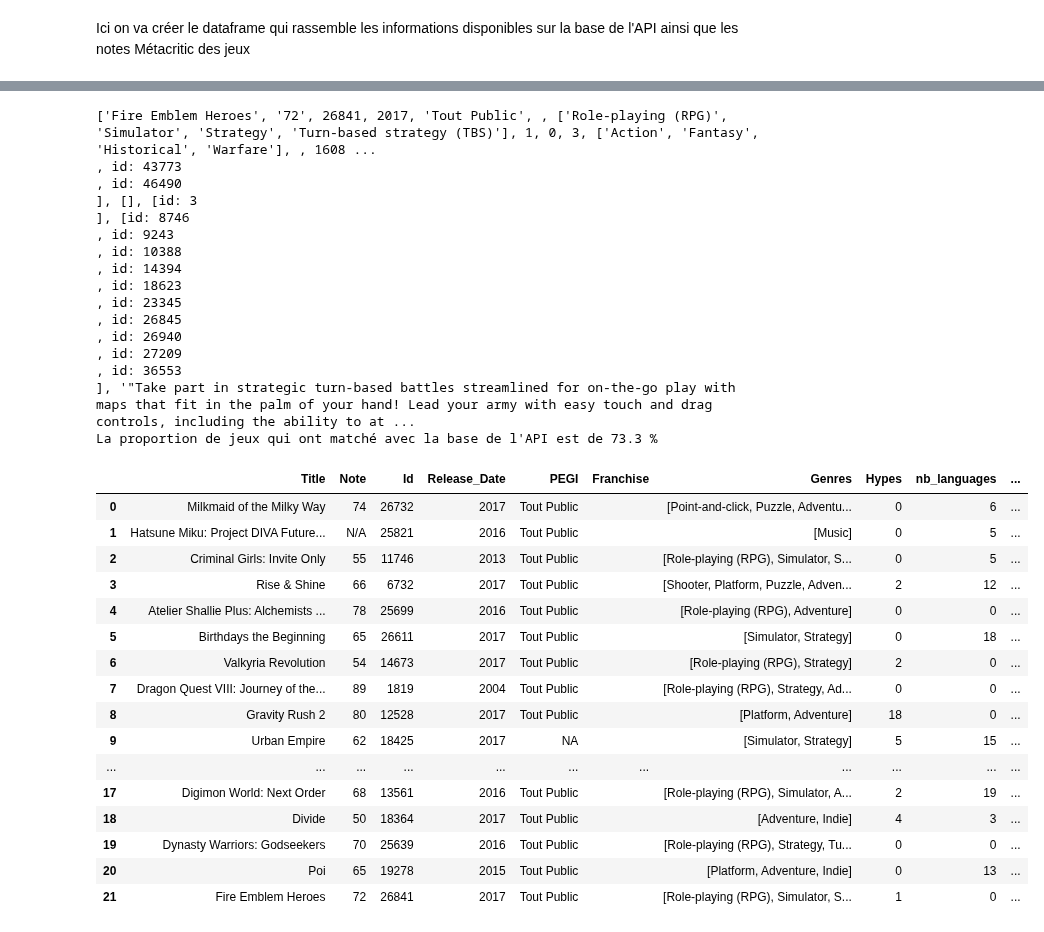
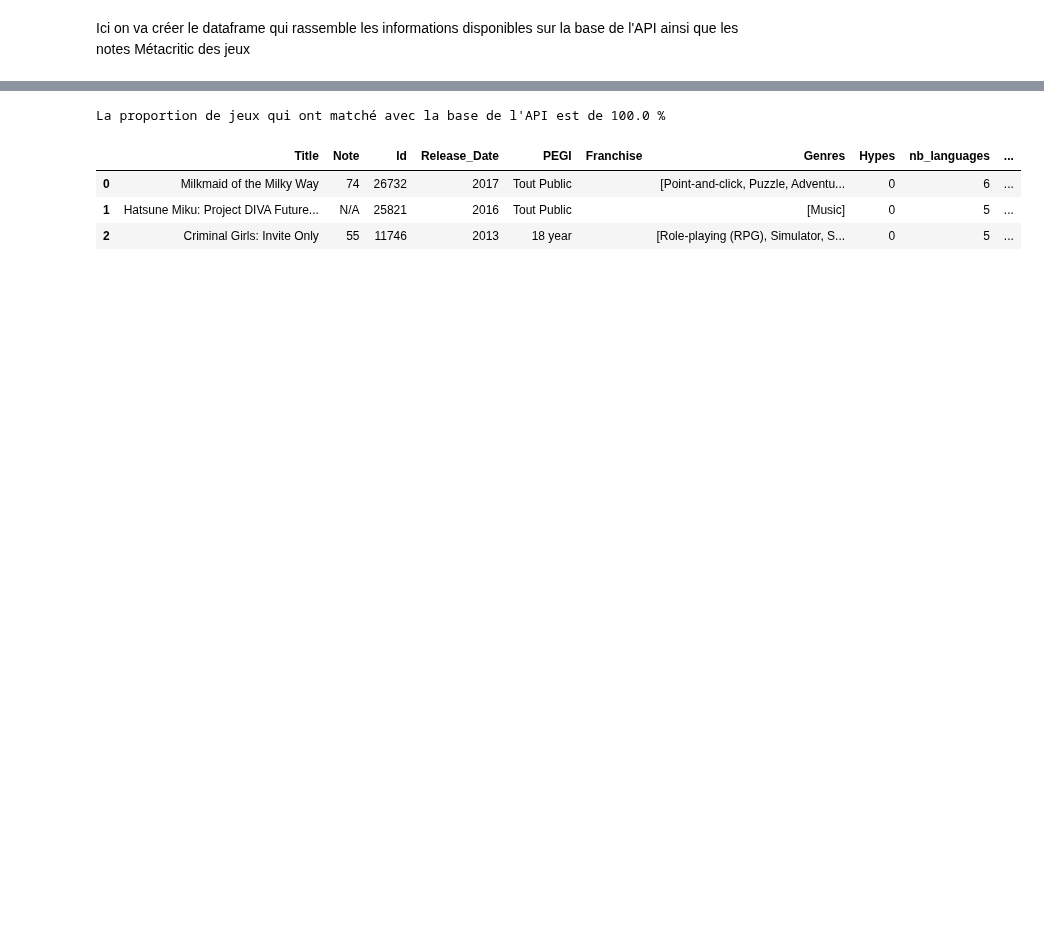
Before and after one commit to PyTomSss/PythonProjects, a Jupyter notebook: Project_Notebook.ipynb, the cells around one changed output, grey strips where cells are left out. Cells and saved outputs as stored; diff of their text form; code cells hidden in the pictures; blank space fills up the shorter version.

```diff
--- a/Project_Notebook.ipynb
+++ b/Project_Notebook.ipynb
@@ -303,0 +330,13 @@ fetch_player_perspective(7)
+# %%
+def fetch_company_name(id) :
+    byte_array = wrapper.api_request(
+                'companies.pb',
+                f'fields *; where id = {id};'
+              )
+    company_message = CompanyResult()
+    company_message.ParseFromString(byte_array)# Fills the protobuf message object with the response
+    companies = company_message.companies
+
+    companies = companies[0].name
+
+    return(companies)
@@ -376,20 +441,20 @@ def creation_dataframe(list) :
     k = 0
 
     for i in tqdm(range(len(list))) :
-        data_recup = recup_metascore([Liste_VG[i]], 1)
+        data_recup = recup_metascore([list[i]], 1)
         titre = data_recup[0][0]
         metascore = data_recup[0][1]
-        slug = title_to_slug(Liste_VG[i])
+        slug = title_to_slug(list[i])
         vect_info_jeu = game_API_Info(slug)
         #Ici on vient filtrer les jeux qui ne sont pas répertoriés dans la base de données (vecteur d'informations = 'NA')
 
-        if len([titre] + [metascore] + vect_info_jeu) == 19 :
+        if len([titre] + [metascore] + vect_info_jeu) == 20 :
             np_df.append([titre] + [metascore] + game_API_Info(slug))
         elif vect_info_jeu == ['NA'] :
             k += 1
 
     np_DF = pd.DataFrame(np.array(np_df), columns = ['Title', 'Note', 'Id', 'Release_Date', 'PEGI', 'Franchise', 'Genres', 'Hypes', 'nb_languages', \
-                                                    'nb_platforms', 'Themes', 'Collection', 'Graphismes', 'Publisher', 'Multiplayer', \
+                                                    'nb_platforms', 'Themes', 'Collection', 'Graphismes', 'Publisher','Developer', 'Multiplayer', \
                                                     'Perspective', 'Similar Games', 'Summary', 'Storyline'])
 
     print(f"La proportion de jeux qui ont matché avec la base de l'API est de {int(1000*(len(list) - k)/len(list))/10} %")
@@ -415,38 +481,10 @@ game_API_Info(title_to_slug(Liste_VG[2]))
  'Criminal Girls: Invite Only a Japanese role-playing game and the enhanced version of the original Criminal Girls game. The game follows a group of girls in Hell who have to climb a tower to be reinc ...
  '']
 # %%
-creation_dataframe(Liste_VG[:30])
+creation_dataframe(Liste_VG[:3])
 # %% [output]
-['Fire Emblem Heroes', '72', 26841, 2017, 'Tout Public', , ['Role-playing (RPG)', 'Simulator', 'Strategy', 'Turn-based strategy (TBS)'], 1, 0, 3, ['Action', 'Fantasy', 'Historical', 'Warfare'], , 1608 ...
-, id: 43773
-, id: 46490
-], [], [id: 3
-], [id: 8746
-, id: 9243
-, id: 10388
-, id: 14394
-, id: 18623
-, id: 23345
-, id: 26845
-, id: 26940
-, id: 27209
-, id: 36553
-], '"Take part in strategic turn-based battles streamlined for on-the-go play with maps that fit in the palm of your hand! Lead your army with easy touch and drag controls, including the ability to at ...
-La proportion de jeux qui ont matché avec la base de l'API est de 73.3 %
+La proportion de jeux qui ont matché avec la base de l'API est de 100.0 %
 |  | Title | Note | Id | Release_Date | PEGI | Franchise | Genres | Hypes | nb_languages | ... |
 | 0 | Milkmaid of the Milky Way | 74 | 26732 | 2017 | Tout Public |  | [Point-and-click, Puzzle, Adventu... | 0 | 6 | ... |
 | 1 | Hatsune Miku: Project DIVA Future... | N/A | 25821 | 2016 | Tout Public |  | [Music] | 0 | 5 | ... |
-| 2 | Criminal Girls: Invite Only | 55 | 11746 | 2013 | Tout Public |  | [Role-playing (RPG), Simulator, S... | 0 | 5 | ... |
-| 3 | Rise & Shine | 66 | 6732 | 2017 | Tout Public |  | [Shooter, Platform, Puzzle, Adven... | 2 | 12 | ... |
-| 4 | Atelier Shallie Plus: Alchemists ... | 78 | 25699 | 2016 | Tout Public |  | [Role-playing (RPG), Adventure] | 0 | 0 | ... |
-| 5 | Birthdays the Beginning | 65 | 26611 | 2017 | Tout Public |  | [Simulator, Strategy] | 0 | 18 | ... |
-| 6 | Valkyria Revolution | 54 | 14673 | 2017 | Tout Public |  | [Role-playing (RPG), Strategy] | 2 | 0 | ... |
-| 7 | Dragon Quest VIII: Journey of the... | 89 | 1819 | 2004 | Tout Public |  | [Role-playing (RPG), Strategy, Ad... | 0 | 0 | ... |
-| 8 | Gravity Rush 2 | 80 | 12528 | 2017 | Tout Public |  | [Platform, Adventure] | 18 | 0 | ... |
-| 9 | Urban Empire | 62 | 18425 | 2017 | NA |  | [Simulator, Strategy] | 5 | 15 | ... |
-| ... | ... | ... | ... | ... | ... | ... | ... | ... | ... | ... |
-| 17 | Digimon World: Next Order | 68 | 13561 | 2016 | Tout Public |  | [Role-playing (RPG), Simulator, A... | 2 | 19 | ... |
-| 18 | Divide | 50 | 18364 | 2017 | Tout Public |  | [Adventure, Indie] | 4 | 3 | ... |
-| 19 | Dynasty Warriors: Godseekers | 70 | 25639 | 2016 | Tout Public |  | [Role-playing (RPG), Strategy, Tu... | 0 | 0 | ... |
-| 20 | Poi | 65 | 19278 | 2015 | Tout Public |  | [Platform, Adventure, Indie] | 0 | 13 | ... |
-| 21 | Fire Emblem Heroes | 72 | 26841 | 2017 | Tout Public |  | [Role-playing (RPG), Simulator, S... | 1 | 0 | ... |
+| 2 | Criminal Girls: Invite Only | 55 | 11746 | 2013 | 18 year |  | [Role-playing (RPG), Simulator, S... | 0 | 5 | ... |
```
Also changed, not shown: parts of 6 cells of this notebook.
